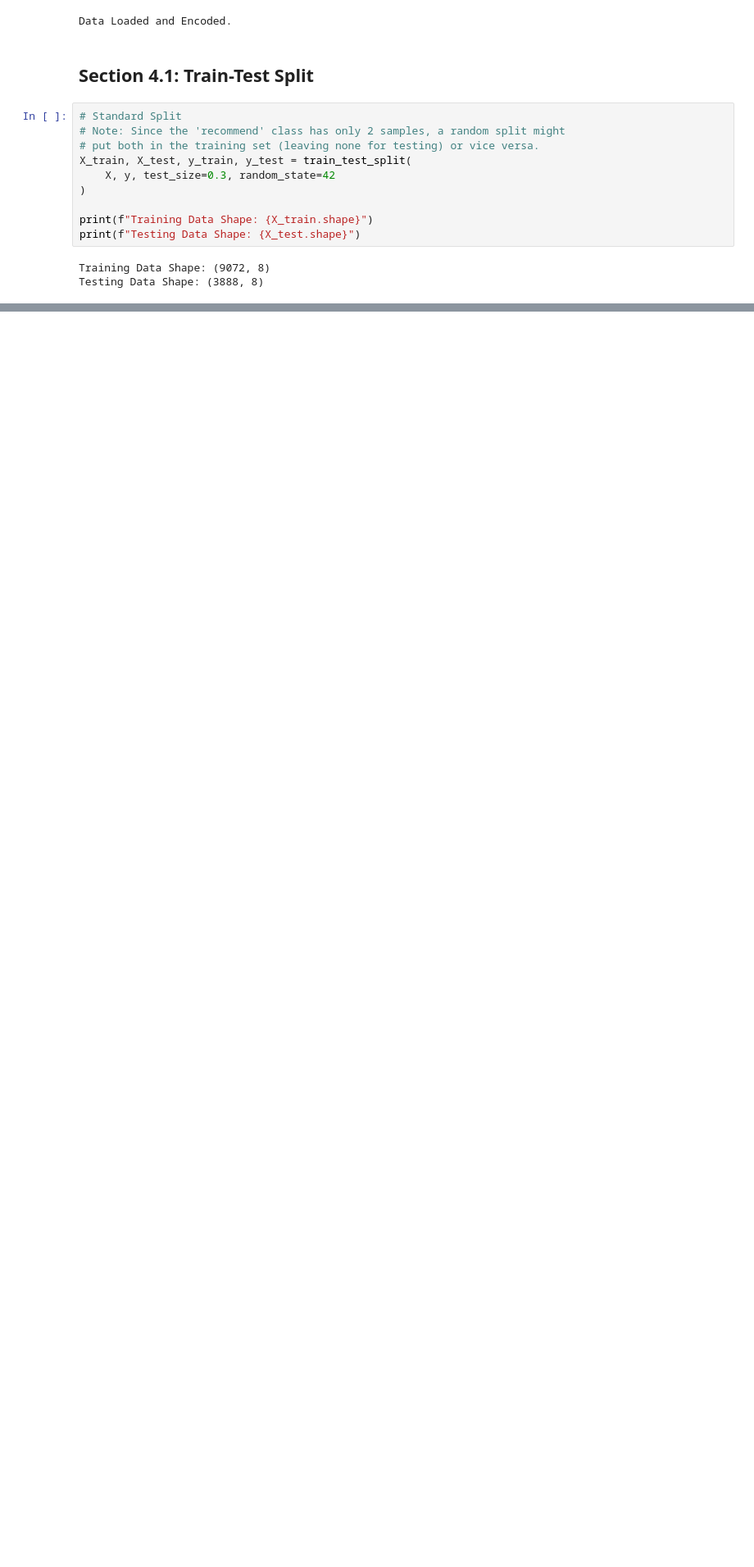
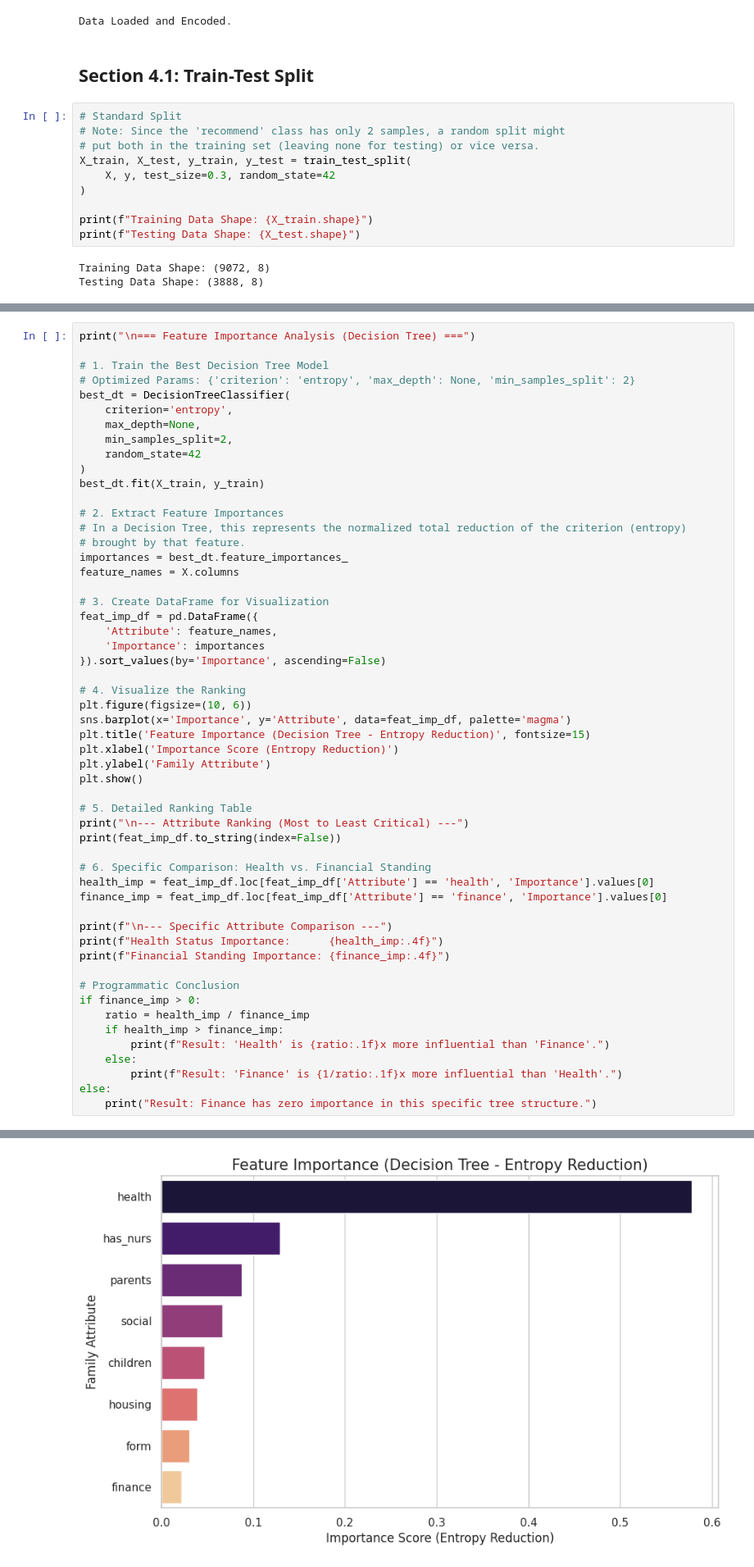
Before and after one commit to laraibpervaiz/Final-Year-Project, a Jupyter notebook: Nursery_EDA_Preprocessor.ipynb, the cells around one changed output, grey strips where cells are left out. Shown at 82% size. Drawn from its saved outputs; the diff is of its cells as text; blank space fills up the shorter version.

```diff
--- a/Nursery_EDA_Preprocessor.ipynb
+++ b/Nursery_EDA_Preprocessor.ipynb
@@ -410,0 +649,55 @@ display(df_results)
+# %%
+print("\n=== Feature Importance Analysis (Decision Tree) ===")
+
+# 1. Train the Best Decision Tree Model
+# Optimized Params: {'criterion': 'entropy', 'max_depth': None, 'min_samples_split': 2}
+best_dt = DecisionTreeClassifier(
+    criterion='entropy',
+    max_depth=None,
+    min_samples_split=2,
+    random_state=42
+)
+best_dt.fit(X_train, y_train)
+
+# 2. Extract Feature Importances
+# In a Decision Tree, this represents the normalized total reduction of the criterion (entropy)
+# brought by that feature.
+importances = best_dt.feature_importances_
+feature_names = X.columns
+
+# 3. Create DataFrame for Visualization
+feat_imp_df = pd.DataFrame({
+    'Attribute': feature_names,
+    'Importance': importances
+}).sort_values(by='Importance', ascending=False)
+
+# 4. Visualize the Ranking
+plt.figure(figsize=(10, 6))
+sns.barplot(x='Importance', y='Attribute', data=feat_imp_df, palette='magma')
+plt.title('Feature Importance (Decision Tree - Entropy Reduction)', fontsize=15)
+plt.xlabel('Importance Score (Entropy Reduction)')
+plt.ylabel('Family Attribute')
+plt.show()
+
+# 5. Detailed Ranking Table
+print("\n--- Attribute Ranking (Most to Least Critical) ---")
+print(feat_imp_df.to_string(index=False))
+
+# 6. Specific Comparison: Health vs. Financial Standing
+health_imp = feat_imp_df.loc[feat_imp_df['Attribute'] == 'health', 'Importance'].values[0]
+finance_imp = feat_imp_df.loc[feat_imp_df['Attribute'] == 'finance', 'Importance'].values[0]
+
+print(f"\n--- Specific Attribute Comparison ---")
+print(f"Health Status Importance:      {health_imp:.4f}")
+print(f"Financial Standing Importance: {finance_imp:.4f}")
+
+# Programmatic Conclusion
+if finance_imp > 0:
+    ratio = health_imp / finance_imp
+    if health_imp > finance_imp:
+        print(f"Result: 'Health' is {ratio:.1f}x more influential than 'Finance'.")
+    else:
+        print(f"Result: 'Finance' is {1/ratio:.1f}x more influential than 'Health'.")
+else:
+    print("Result: Finance has zero importance in this specific tree structure.")
+# %% [output]
@@ -410,0 +708 @@ display(df_results)
+[figure, added]
```
Also changed, not shown: parts of 15 cells of this notebook.
